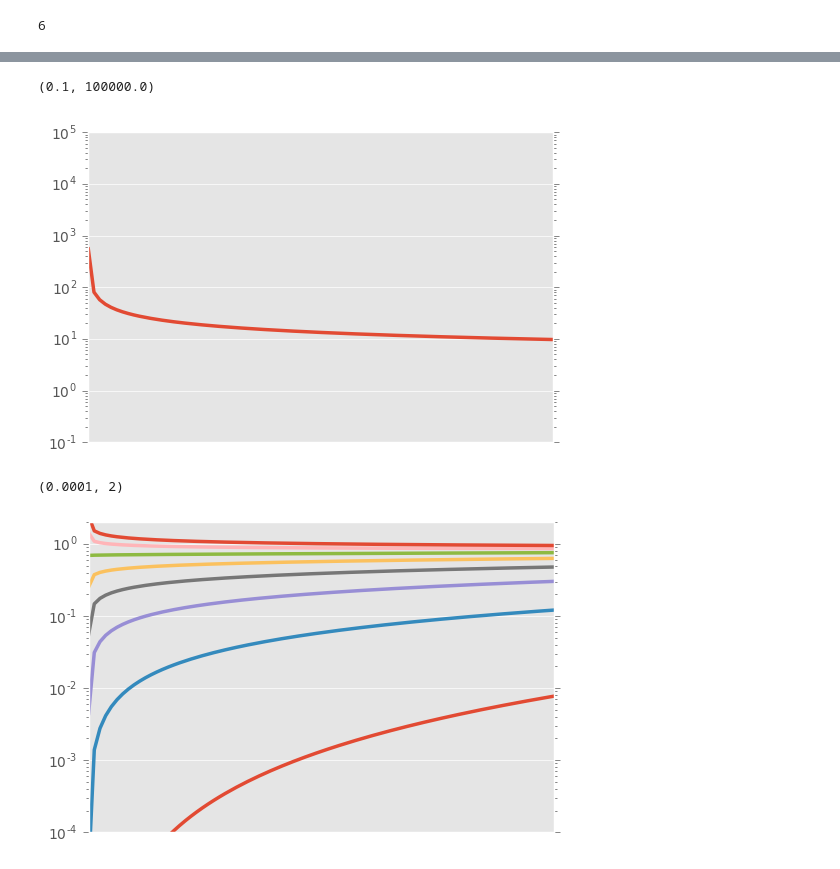
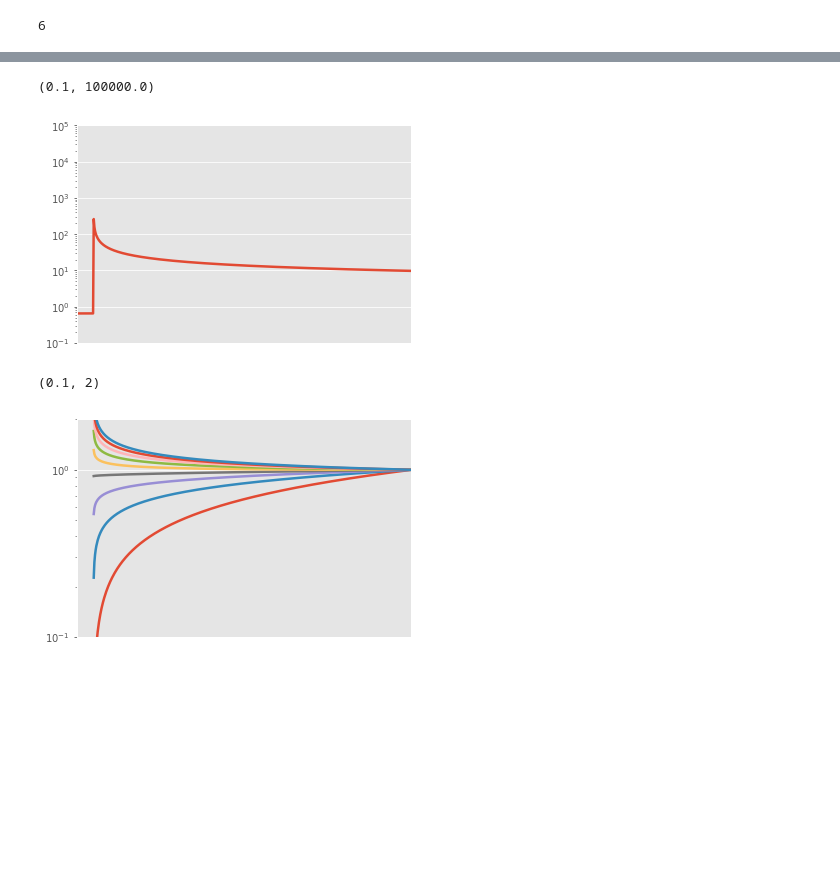
Before and after one commit to zpenoyre/Caustics, a Jupyter notebook: analyticPlots.ipynb, the cells around one changed output, grey strips where cells are left out. Saved outputs shown, nothing was run; the diff lists cells and outputs as text; code cells hidden in the pictures; blank space fills up the shorter version.

```diff
--- a/analyticPlots.ipynb
+++ b/analyticPlots.ipynb
@@ -160,10 +194,10 @@ gradR.set_ylim([0,50000000])
 nR=512
 cMin=180
 cMax=210
-zMin=192.62
-zMax=195
+zMin=192.6
+zMax=193
 cR,cDens,cGrad=cAnalytic.densProfile(cMin,cMax,nR,M,m,t,returnGradient=1)
-zR,zDens,zGrad=cAnalytic.densProfile(zMin,zMax,nR,M,m,t,returnGradient=1)
+zR,zDens,zGrad=cAnalytic.densProfile(zMin,zMax,nR,M,m,t,returnGradient=1,evenSpaced=1)
 # %%
 print(turnRads.size)
 # %% [output]
@@ -191,26 +225,26 @@ cGradR.set_ylim([1e5,1e8])
 # %%
 zRhoR = plt.gca()
 zRhoR.loglog(zR,zDens)
 #rhoR.loglog(aR,threeOver*aDens[-1]/threeOver[-1],linestyle='-')
 #rhoR.loglog(aR,three*aDens[-1]/three[-1],linestyle='-')
-zRhoR.set_xlim([192.62,193])
+zRhoR.set_xlim([192.6,193])
 zRhoR.set_ylim([0.1,1e5])
 # %% [output]
 (0.1, 100000.0)
-[figure, old version]
+[figure, new version]
 # %%
 powerR = plt.gca()
-for i in range(1,9):
-    power=np.power(1/(zR-turnRads[0]),3/i)
+for i in range(1,10):
+    power=np.power(1/(zR-turnRads[0]),1/np.sqrt(i))
     power=power*(zDens[-1]/power[-1])
     powerR.loglog(zR,zDens/power)
 #rhoR.loglog(aR,threeOver*aDens[-1]/threeOver[-1],linestyle='-')
 #rhoR.loglog(aR,three*aDens[-1]/three[-1],linestyle='-')
-powerR.set_xlim([192.62,193])
-powerR.set_ylim([0.0001,2])
+powerR.set_xlim([192.6,193])
+powerR.set_ylim([0.1,2])
 # %% [output]
-(0.0001, 2)
+(0.1, 2)
-[figure, old version]
+[figure, new version]
 # %%
 gradRad=plt.gca()
 gradRad.loglog(cR,np.abs(cGrad))
```
Also changed, not shown: parts of 15 cells of this notebook, 1 other file.
